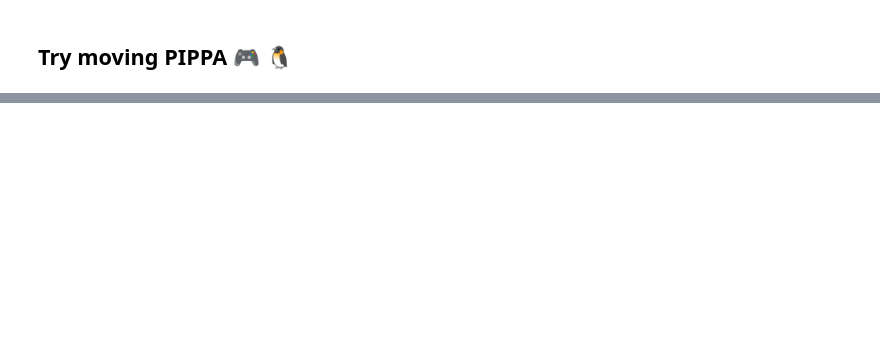
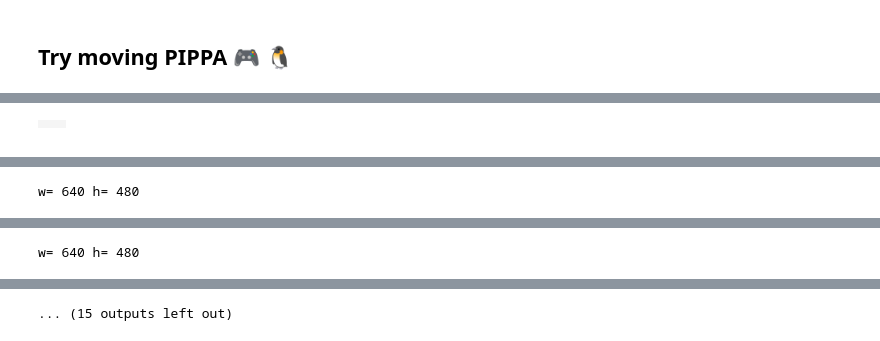
Before and after one commit to Gaianeve/Real_Mega_Fufi, a Jupyter notebook: Robot/PIPPA.ipynb, the cells around one changed output, grey strips where cells are left out. Cells and saved outputs as stored; diff of their text form; code cells hidden in the pictures; blank space fills up the shorter version.

```diff
--- a/Robot/PIPPA.ipynb
+++ b/Robot/PIPPA.ipynb
@@ -394,16 +412,32 @@ Wall time: 2.64 ms
 ## Try moving PIPPA 🎮 🐧
 # %%
 %%time
-force = np.array([1,1,2])
+force = np.array([100,100,0])
 force_position = np.array([0,0,0])
 
 initial_position_base, initial_orientation_base = p.getBasePositionAndOrientation(PIPPA_id)
-initial_position_leg, initial_orientation_leg = p.getLinkState(PIPPA_id, joint_index)[:2]
+initial_position_leg, initial_orientation_leg = p.getLinkState(PIPPA_id, 14)[:2]
 
 print("Posizione iniziale del giunto 14:", initial_position_leg)
 print("Orientamento iniziale del giunto 14:", initial_orientation_leg)
 print("Posizione iniziale Base:", initial_position_base)
 print("Orientamento iniziale Base:", initial_orientation_base)
+
+p.applyExternalForce(
+    objectUniqueId=PIPPA_id,linkIndex= -1,forceObj=force,posObj=force_position,flags=p.LINK_FRAME)
+
+for _ in range(1000):
+    p.stepSimulation()  # Aggiorna la simulazione
+    time.sleep(1./240.)  # Ritardo per simulare 240 Hz
+
+final_position_base, final_orientation_base = p.getBasePositionAndOrientation(PIPPA_id)
+final_position_leg, final_orientation_leg = p.getLinkState(PIPPA_id, 14)[:2]
+
+print("Posizione finale del giunto 14:", final_position_leg)
+print("Orientamento finale del giunto 14:", final_orientation_leg)
+
+print("Posizione finale Base:", final_position_base)
+print("Orientamento finale Base:", final_orientation_base)
 
 grid = widgets.Grid(2, 2)
 yaw = 0
@@ -416,7 +450,7 @@ for r in range(2):
       pitch = -10.0
       roll = 0
       upAxisIndex = 2
-      camDistance = 1.5
+      camDistance = 5
       pixelWidth = 640
       pixelHeight = 480
       nearPlane = 0.01
@@ -436,56 +470,4 @@ for r in range(2):
       np_img_arr = np.reshape(rgb, (h, w, 4))
       np_img_arr = np_img_arr * (1. / 255.)
       pylab.imshow(np_img_arr, interpolation='none', animated=True, label="pybullet")
-
-
-
-
-
-p.applyExternalForce(
-    objectUniqueId=PIPPA_id,linkIndex= -1,forceObj=force,posObj=force_position,flags=p.WORLD_FRAME)
-
-for _ in range(1):
-    p.stepSimulation()  # Aggiorna la simulazione
-    time.sleep(1./240.)  # Ritardo per simulare 240 Hz
-
-final_position_base, final_orientation_base = p.getBasePositionAndOrientation(PIPPA_id)
-final_position_leg, final_orientation_leg = p.getLinkState(PIPPA_id, joint_index)[:2]
-
-print("Posizione finale del giunto 14:", final_position_leg)
-print("Orientamento finale del giunto 14:", final_orientation_leg)
-
-print("Posizione finale Base:", final_position_base)
-print("Orientamento finale Base:", final_orientation_base)
-
-grid = widgets.Grid(2, 2)
-yaw = 0
-for r in range(2):
-  for c in range(2):
-    yaw += 60
-    with grid.output_to(r, c):
-      grid.clear_cell()
-      pylab.figure(figsize=(10, 5))
-      pitch = -10.0
-      roll = 0
-      upAxisIndex = 2
-      camDistance = 1.5
-      pixelWidth = 640
-      pixelHeight = 480
-      nearPlane = 0.01
-      farPlane = 100
-      fov = 60
-      viewMatrix = p.computeViewMatrixFromYawPitchRoll(camTargetPos, camDistance, yaw, pitch,
-                                                                  roll, upAxisIndex)
-      aspect = pixelWidth / pixelHeight
-      projectionMatrix = p.computeProjectionMatrixFOV(fov, aspect, nearPlane, farPlane)
-
-      img_arr = p.getCameraImage(pixelWidth,pixelHeight,viewMatrix,projectionMatrix)
-      w = img_arr[0]  #width of the image, in pixels
-      h = img_arr[1]  #height of the image, in pixels
-      rgb = img_arr[2]  #color data RGB
-      dep = img_arr[3]  #depth data
-      print("w=",w,"h=",h)
-      np_img_arr = np.reshape(rgb, (h, w, 4))
-      np_img_arr = np_img_arr * (1. / 255.)
-      pylab.imshow(np_img_arr, interpolation='none', animated=True, label="pybullet")
 # %% [output]
@@ -492,0 +482,2 @@ error: GetBasePositionAndOrientation failed.
+|  |  |
+|  |  |
@@ -492,0 +487 @@ error: GetBasePositionAndOrientation failed.
+w= 640 h= 480
@@ -492,0 +492 @@ error: GetBasePositionAndOrientation failed.
+w= 640 h= 480
@@ -492,0 +494 @@ error: GetBasePositionAndOrientation failed.
+... (15 outputs left out)
```
Also changed, not shown: parts of 9 cells of this notebook.
